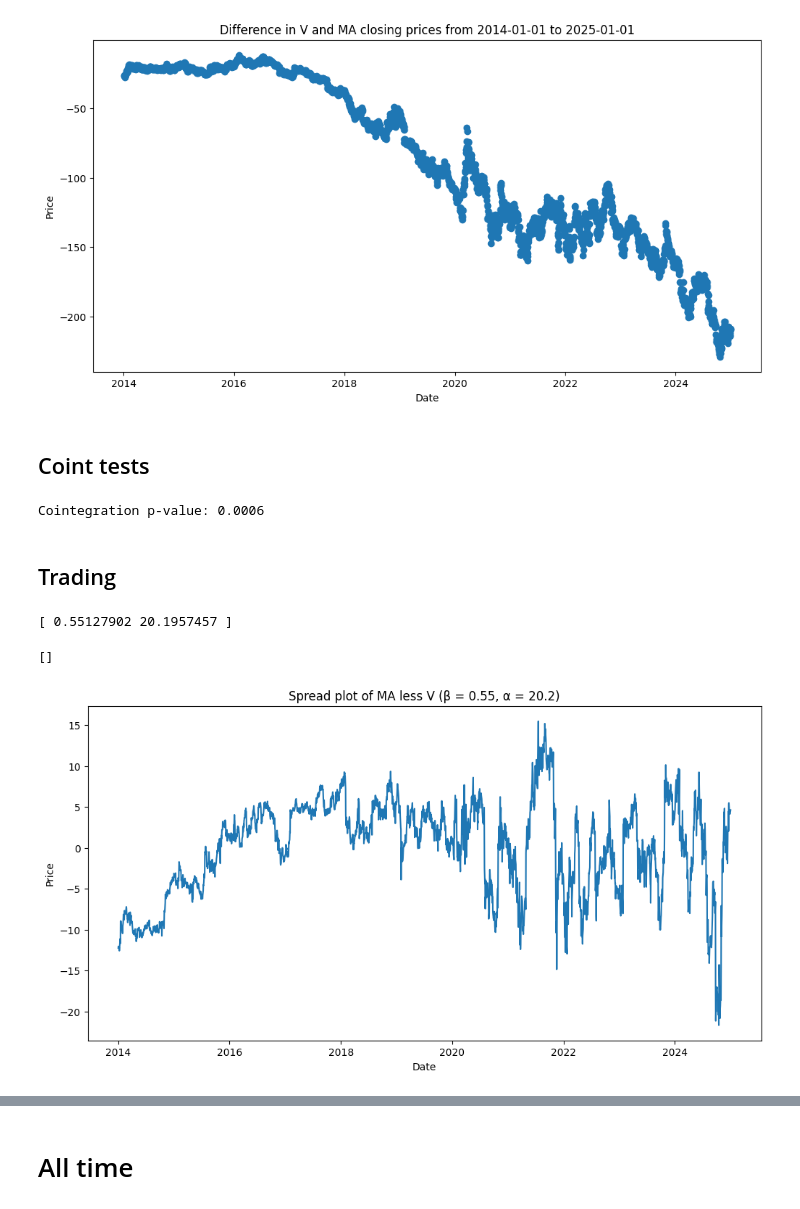
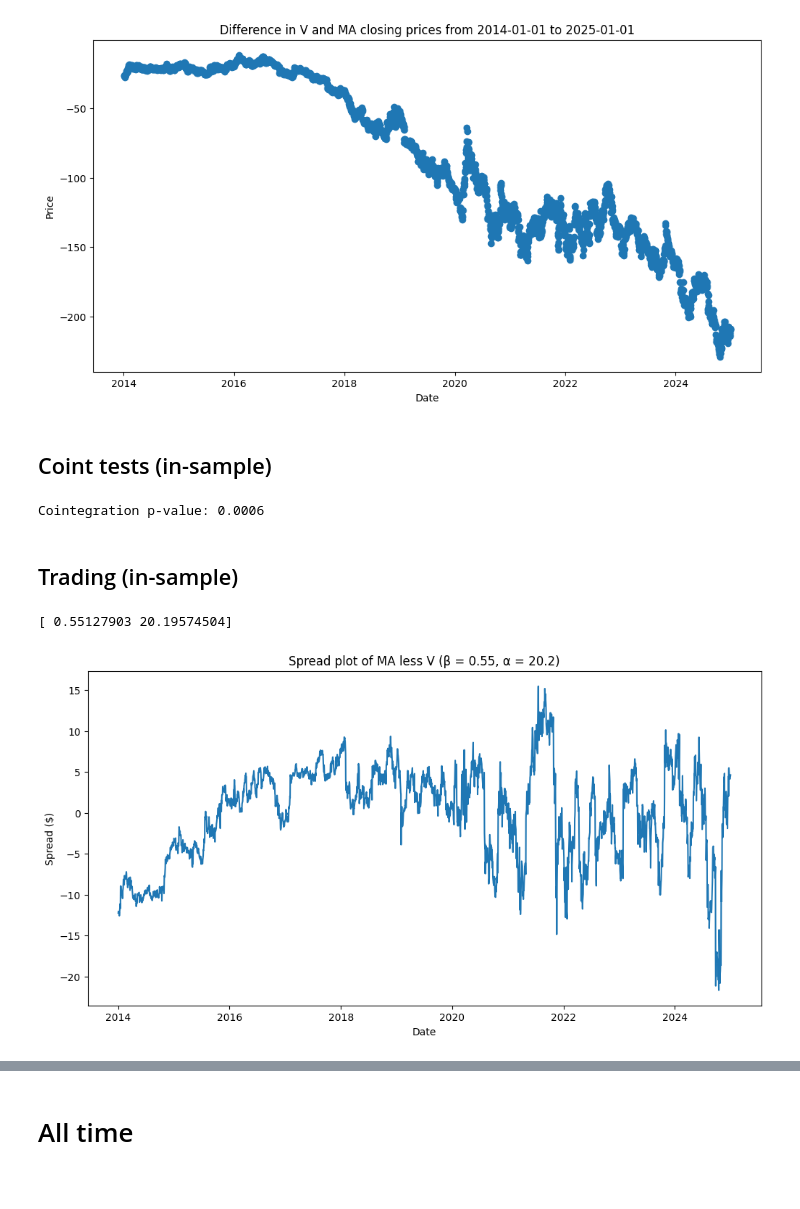
Before and after one commit to Icarus-burns/Little-quant-projects, a Jupyter notebook: 1_PairsTrading.ipynb, the cells around one changed output, grey strips where cells are left out. Cells and saved outputs as stored; diff of their text form; code cells hidden in the pictures.

```diff
--- a/1_PairsTrading.ipynb
+++ b/1_PairsTrading.ipynb
@@ -20,7 +22,7 @@ A_stock = "V" # Formely needed to have larger stock value as B, but solved
 B_stock = "MA"
 # %%
-B_data = yf.download(B_stock, start=START, end=END)
-A_data = yf.download(A_stock, start=START, end=END)
+B_data = yf.download(B_stock, start=START, end=END);
+A_data = yf.download(A_stock, start=START, end=END);
 
 
 # Logic for swapping stocks as needed to keep signs in check
@@ -31,7 +33,11 @@ if A_data[PRICE].values.flatten().mean() > B_data[PRICE].values.flatten().mean()
 
 # Making sure there is data for the entire length of time
 print(len(B_data.index), len(A_data.index))
+
 time_data = B_data.index
+
+A_values = A_data[PRICE].values.flatten()
+B_values = B_data[PRICE].values.flatten()
 
 
 
@@ -45,7 +51,7 @@ plt.legend()
 plt.show()
 
 plt.figure(figsize=(12, 6))
-plt.scatter(time_data, (A_data[PRICE].values.flatten() - B_data[PRICE].values.flatten()), label="Difference")
+plt.scatter(time_data, (A_values - B_values), label="Difference")
 plt.title(f"Difference in {A_stock} and {B_stock} closing prices from {START} to {END}")
 plt.xlabel("Date")
 plt.ylabel("Price")
@@ -57,6 +63,6 @@ plt.show()
 [figure]
 [figure]
 # %% [markdown]
-## Coint tests
+## Coint tests (in-sample)
 # %%
 # Checking the cointegration value - lower p-value is better (Null is no cointegration)
@@ -65,24 +71,23 @@ print(f"Cointegration p-value: {p_value:.4f}")
 # %% [output]
 Cointegration p-value: 0.0006
 # %% [markdown]
-## Trading
+## Trading (in-sample)
 # %%
 # Linear regression on stocks, params[0] is the linear term, params[1] is the constant term
-params = np.polyfit(B_data[PRICE].values.flatten(), A_data[PRICE].values.flatten(), deg=1)
+params = np.polyfit(B_values, A_values, deg=1)
 print(params)
 # %% [output]
-[ 0.55127902 20.1957457 ]
+[ 0.55127903 20.19574504]
 # %%
-# The spread has the form A - β*B - α (where α is normally just very close to 0) - β determines the relative weight of holdings needed for balance
-spread = A_data[PRICE].values.flatten() - params[0]*B_data[PRICE].values.flatten() - params[1]
+# The spread has the form A - β*B - α - β determines the relative weight of holdings needed for balance
+spread = A_values - params[0]*B_values - params[1]
 
 plt.figure(figsize=(12, 6))
 plt.plot(time_data, spread, label="Spread")
 plt.title(f"Spread plot of {B_stock} less {A_stock} (\u03B2 = {round(params[0], 2)}, \u03b1 = {round(params[1], 2)})")
 plt.xlabel("Date")
-plt.ylabel("Price")
-plt.plot()
+plt.ylabel("Spread ($)")
+plt.plot();
 # %% [output]
-[]
-[figure, old version]
+[figure, new version]
 # %%
```
Also changed, not shown: parts of 15 cells of this notebook.
